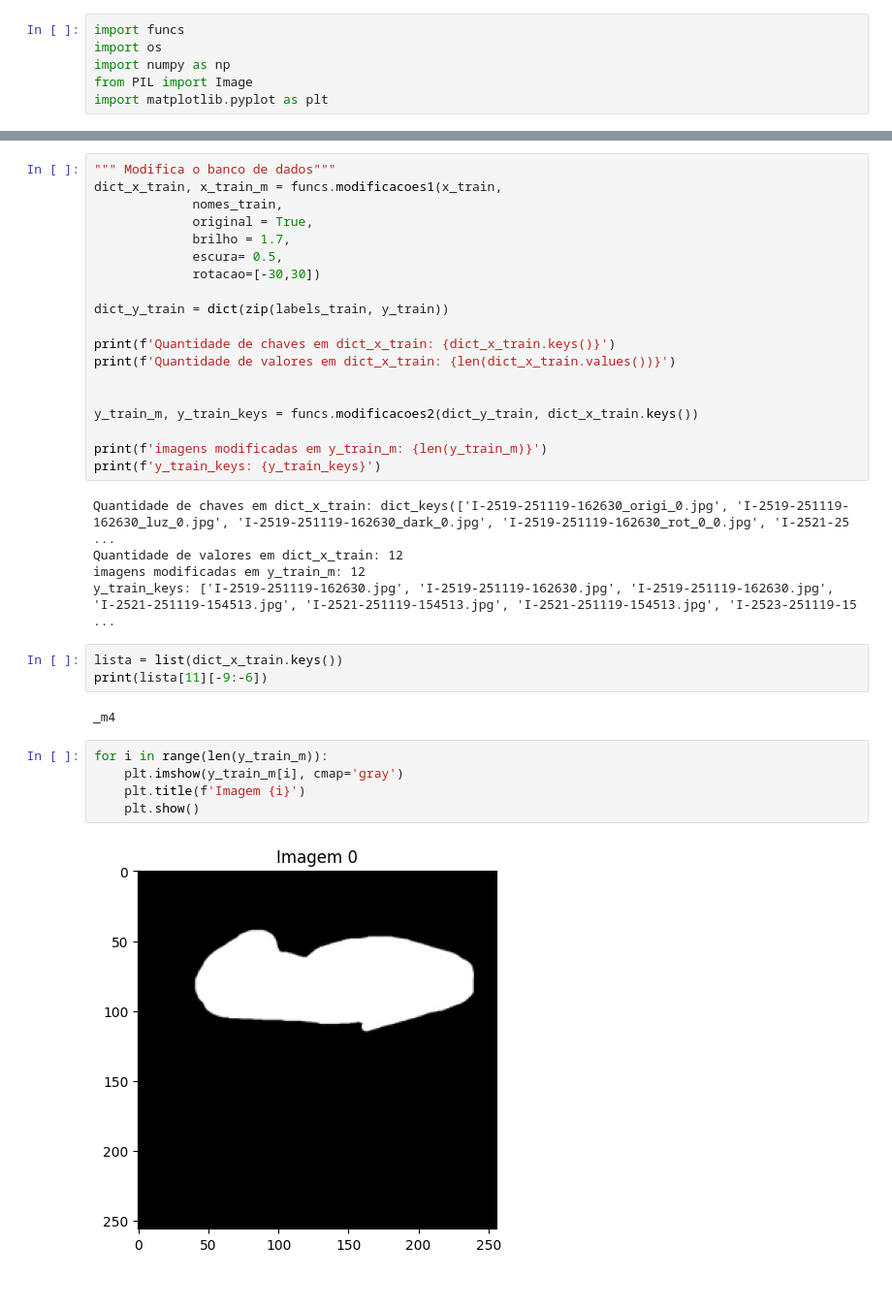
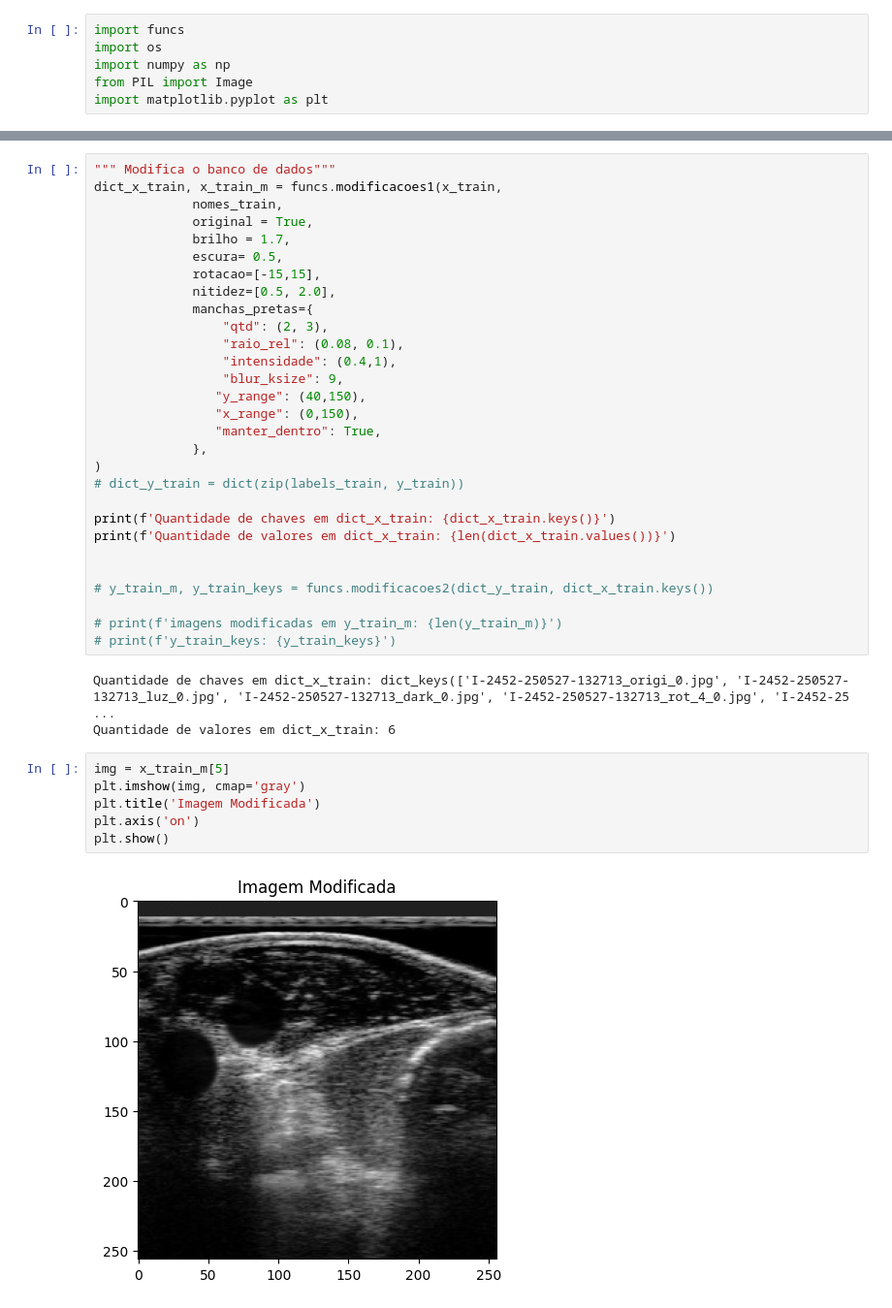
Before and after one commit to VictorPsena/Unet_codigos_dissertacao_mestrado, a Jupyter notebook: teste.ipynb, the cells around one changed output, grey strips where cells are left out. Shown at 97% size. Cells and saved outputs as stored; diff of their text form.

```diff
--- a/teste.ipynb
+++ b/teste.ipynb
@@ -41,32 +23,36 @@ dict_x_train, x_train_m = funcs.modificacoes1(x_train,
              original = True,
              brilho = 1.7,
              escura= 0.5,
-             rotacao=[-30,30])
-
-dict_y_train = dict(zip(labels_train, y_train))
+             rotacao=[-15,15],
+             nitidez=[0.5, 2.0],
+             manchas_pretas={
+                 "qtd": (2, 3),
+                 "raio_rel": (0.08, 0.1),
+                 "intensidade": (0.4,1),
+                 "blur_ksize": 9,
+                "y_range": (40,150),
+                "x_range": (0,150),
+                "manter_dentro": True,
+             },
+)
+# dict_y_train = dict(zip(labels_train, y_train))
 
 print(f'Quantidade de chaves em dict_x_train: {dict_x_train.keys()}')
 print(f'Quantidade de valores em dict_x_train: {len(dict_x_train.values())}')
 
 
-y_train_m, y_train_keys = funcs.modificacoes2(dict_y_train, dict_x_train.keys())
+# y_train_m, y_train_keys = funcs.modificacoes2(dict_y_train, dict_x_train.keys())
 
-print(f'imagens modificadas em y_train_m: {len(y_train_m)}')
-print(f'y_train_keys: {y_train_keys}')
+# print(f'imagens modificadas em y_train_m: {len(y_train_m)}')
+# print(f'y_train_keys: {y_train_keys}')
 # %% [output]
-Quantidade de chaves em dict_x_train: dict_keys(['I-2519-251119-162630_origi_0.jpg', 'I-2519-251119-162630_luz_0.jpg', 'I-2519-251119-162630_dark_0.jpg', 'I-2519-251119-162630_rot_0_0.jpg', 'I-2521-25 ...
-Quantidade de valores em dict_x_train: 12
-imagens modificadas em y_train_m: 12
-y_train_keys: ['I-2519-251119-162630.jpg', 'I-2519-251119-162630.jpg', 'I-2519-251119-162630.jpg', 'I-2521-251119-154513.jpg', 'I-2521-251119-154513.jpg', 'I-2521-251119-154513.jpg', 'I-2523-251119-15 ...
+Quantidade de chaves em dict_x_train: dict_keys(['I-2452-250527-132713_origi_0.jpg', 'I-2452-250527-132713_luz_0.jpg', 'I-2452-250527-132713_dark_0.jpg', 'I-2452-250527-132713_rot_4_0.jpg', 'I-2452-25 ...
+Quantidade de valores em dict_x_train: 6
-# %%
-lista = list(dict_x_train.keys())
-print(lista[11][-9:-6])
-# %% [output]
-_m4
 # %%
-for i in range(len(y_train_m)):
-    plt.imshow(y_train_m[i], cmap='gray')
-    plt.title(f'Imagem {i}')
-    plt.show()
+img = x_train_m[5]
+plt.imshow(img, cmap='gray')
+plt.title('Imagem Modificada')
+plt.axis('on')
+plt.show()
 # %% [output]
-[figure, old version]
+[figure, new version]
```
Also changed, not shown: parts of 6 cells of this notebook, 16 other files.
